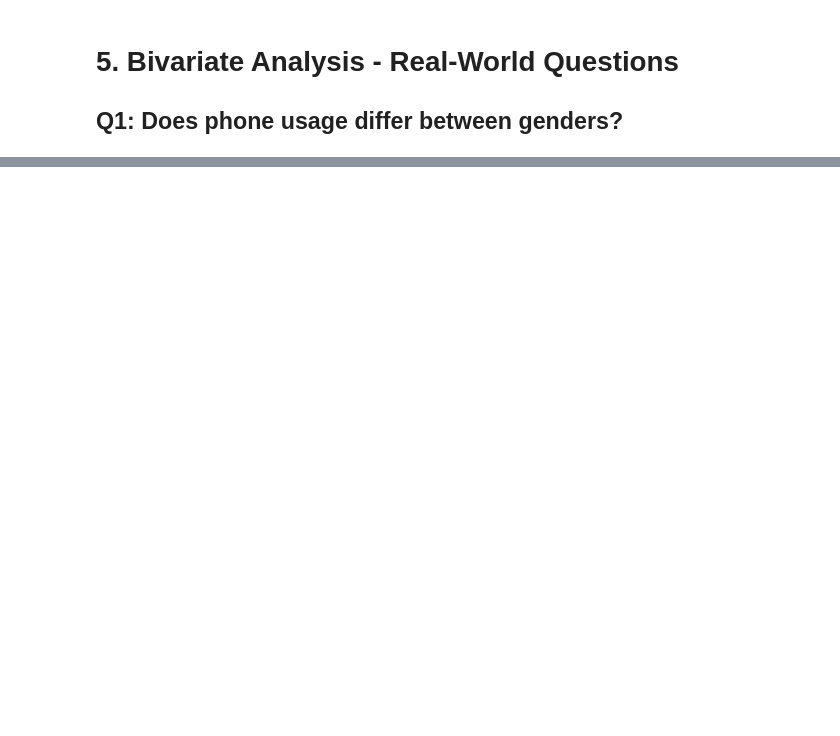
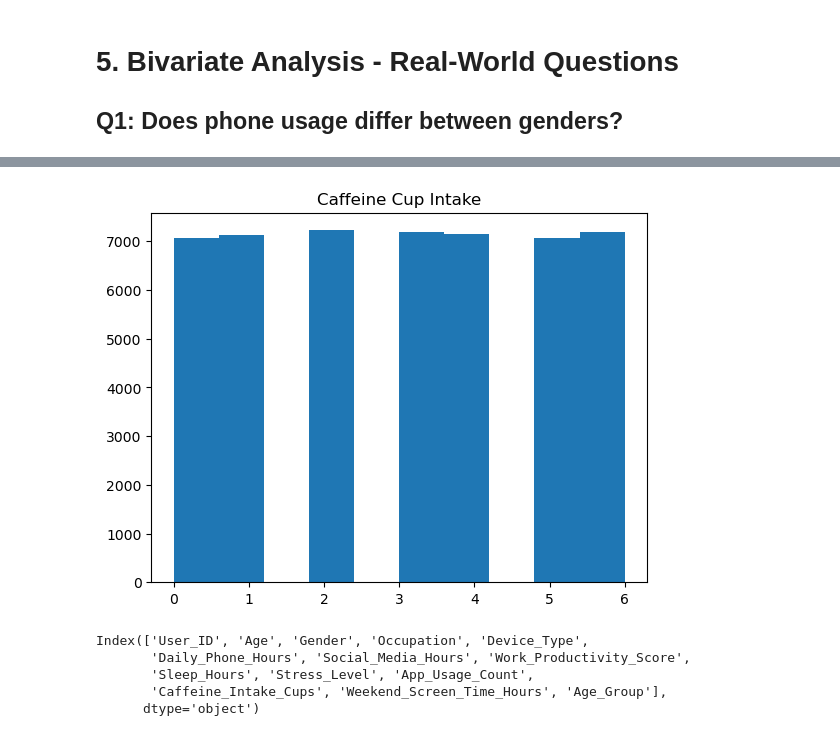
Before and after one commit to geff-ghost/screenTimeSleep, a Jupyter notebook: Smartphone_Usage_Statistics.ipynb, the cells around one changed output, grey strips where cells are left out. Cells and saved outputs as stored; diff of their text form; code cells hidden in the pictures; blank space fills up the shorter version.

```diff
--- a/Smartphone_Usage_Statistics.ipynb
+++ b/Smartphone_Usage_Statistics.ipynb
@@ -381,0 +814,13 @@ print(f"Average Phone Usage for Females: {female:.2f}")
+# %%
+plt.title('Caffeine Cup Intake')
+plt.hist(smartphone_df['Caffeine_Intake_Cups']);
+# %% [output]
+[figure, added]
+# %%
+smartphone_df.columns
+# %% [output]
+Index(['User_ID', 'Age', 'Gender', 'Occupation', 'Device_Type',
+       'Daily_Phone_Hours', 'Social_Media_Hours', 'Work_Productivity_Score',
+       'Sleep_Hours', 'Stress_Level', 'App_Usage_Count',
+       'Caffeine_Intake_Cups', 'Weekend_Screen_Time_Hours', 'Age_Group'],
+      dtype='object')
```
Also changed, not shown: parts of 89 cells of this notebook, 1 other file.
